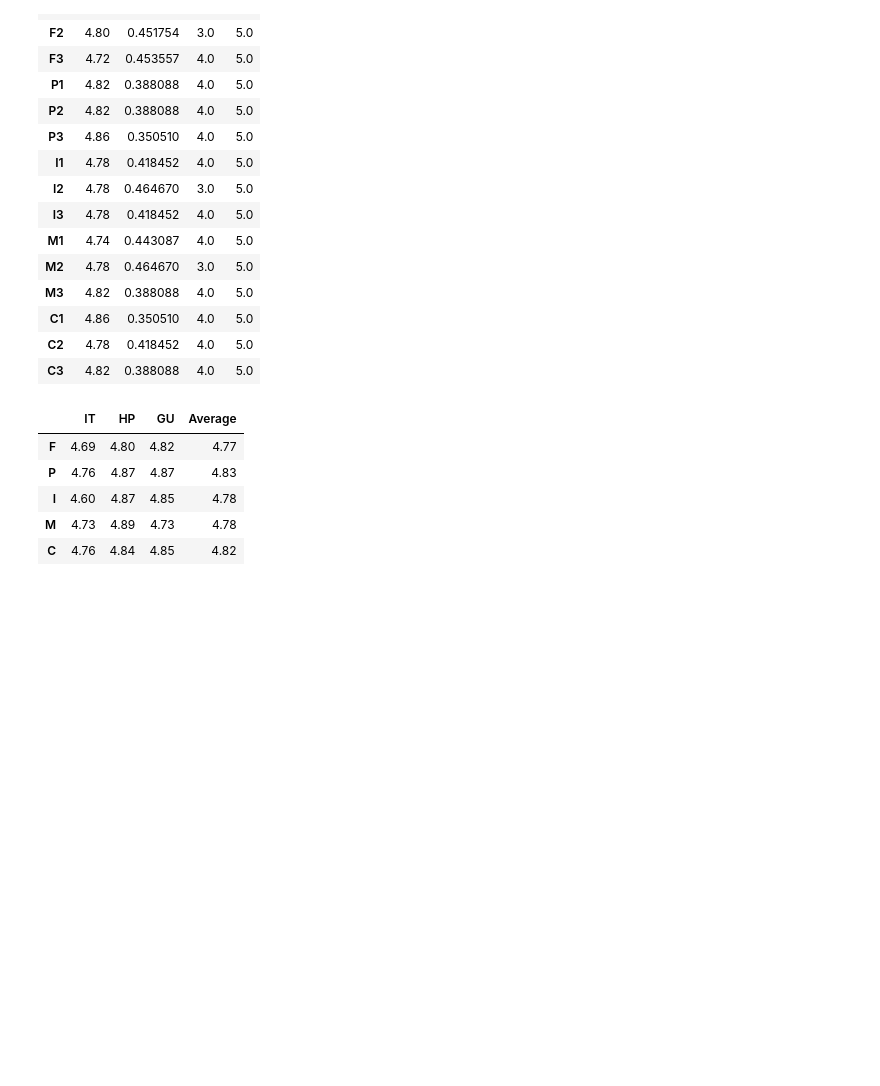
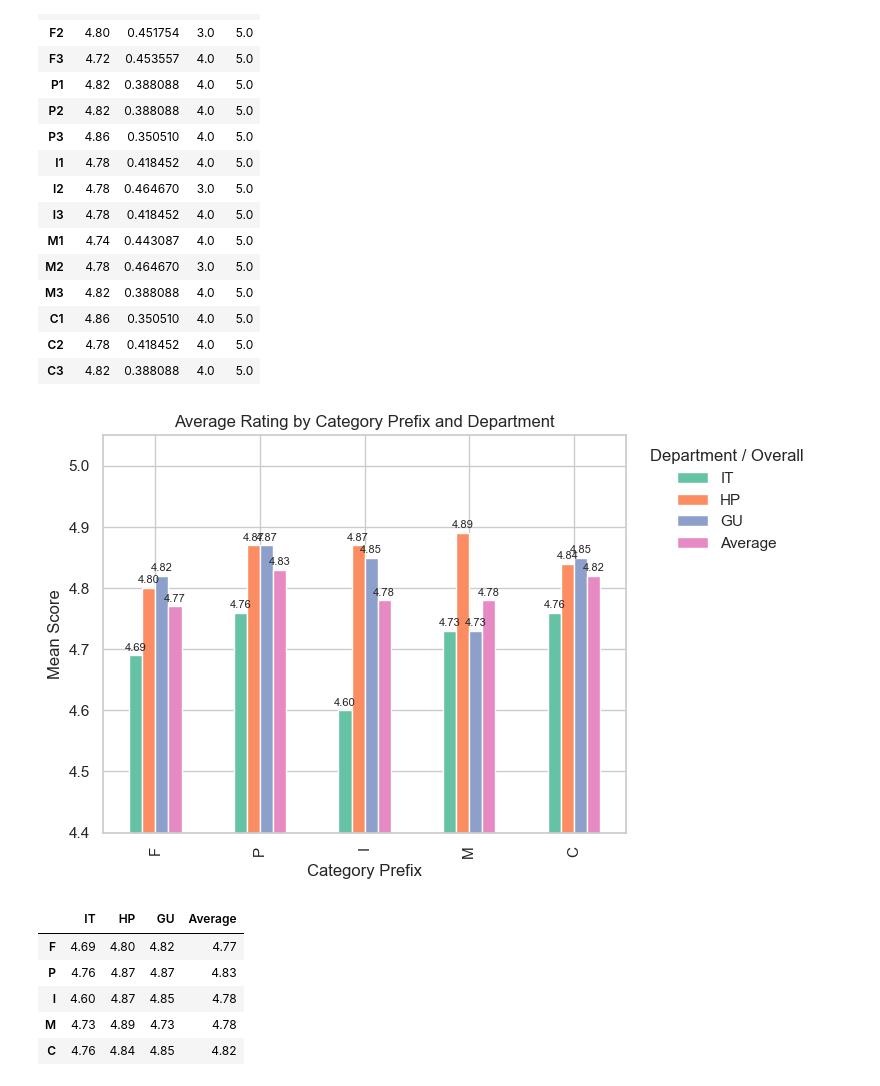
Before and after one commit to AelaBandasan/ContraceptIQ-App, a Jupyter notebook: machine-learning/src/evaluation/respondents.ipynb, the cells around one changed output. Saved outputs shown, nothing was run; the diff lists cells and outputs as text; code cells hidden in the pictures; blank space fills up the shorter version.

```diff
--- a/machine-learning/src/evaluation/respondents.ipynb
+++ b/machine-learning/src/evaluation/respondents.ipynb
@@ -190,17 +203,34 @@ rating_describe
 # %%
 prefixes = ['F', 'P', 'I', 'M', 'C']
 dept_group = df_clean.groupby('Department_norm')
 rows = []
 for prefix in prefixes:
     cols = [c for c in rating_cols if c.startswith(prefix)]
     dept_vals = dept_group[cols].mean().mean(axis=1)  # mean across items for each dept
     overall = df_clean[cols].mean().mean()
     row = dept_vals.to_dict()
     row['Average'] = overall
+
+    # plot once on the last prefix
+    if prefix == prefixes[-1]:
+        preview = pd.DataFrame(rows + [pd.Series(row, name=prefix)])[['IT', 'HP', 'GU', 'Average']].round(2)
+        ax = preview.plot(kind='bar', figsize=(8, 5), color=sns.color_palette('Set2', 4))
+        ax.set_title('Average Rating by Category Prefix and Department')
+        ax.set_xlabel('Category Prefix')
+        ax.set_ylabel('Mean Score')
+        ax.legend(title='Department / Overall', loc='upper left', bbox_to_anchor=(1.02, 1), frameon=False)
+        ax.set_ylim(4.4, 5.05)
+
+        # add value labels for quicker comparison
+        for container in ax.containers:
+            ax.bar_label(container, fmt='%.2f', fontsize=8, padding=2)
+        plt.tight_layout()
+        plt.show()
     rows.append(pd.Series(row, name=prefix))
 prefix_means = pd.DataFrame(rows)[['IT', 'HP', 'GU', 'Average']].round(2)
 prefix_means
 # %% [output]
+[figure, added]
 |  | IT | HP | GU | Average |
 | F | 4.69 | 4.80 | 4.82 | 4.77 |
 | P | 4.76 | 4.87 | 4.87 | 4.83 |
```
Also changed, not shown: parts of 3 cells of this notebook.
